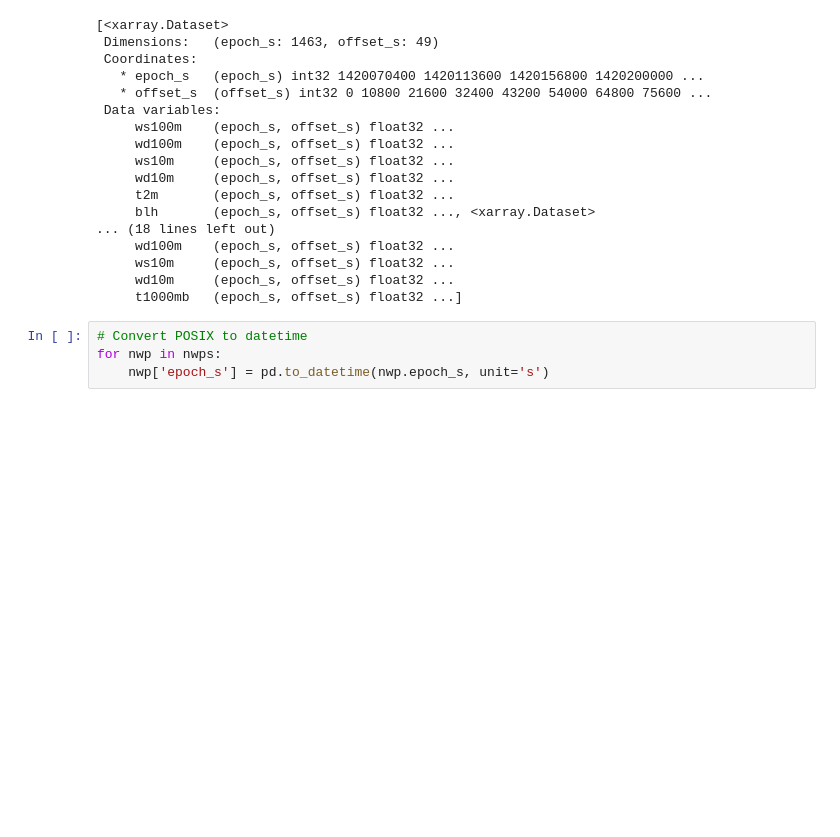
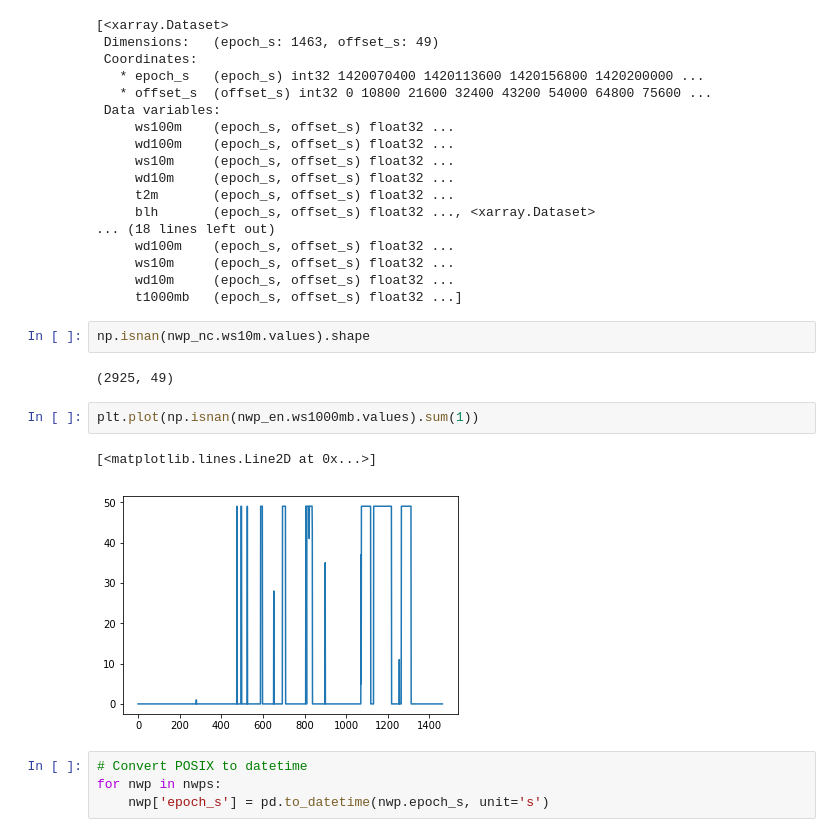
Before and after one commit to waves2weather/W2W-ML-Workshop, a Jupyter notebook: dataset2.ipynb, the cells around one changed output. Cells and saved outputs as stored; diff of their text form; blank space fills up the shorter version.

```diff
--- a/dataset2.ipynb
+++ b/dataset2.ipynb
@@ -43,6 +43,15 @@ nwps
      ws10m     (epoch_s, offset_s) float32 ...
      wd10m     (epoch_s, offset_s) float32 ...
      t1000mb   (epoch_s, offset_s) float32 ...]
+# %%
+np.isnan(nwp_nc.ws10m.values).shape
+# %% [output]
+(2925, 49)
+# %%
+plt.plot(np.isnan(nwp_en.ws1000mb.values).sum(1))
+# %% [output]
+[<matplotlib.lines.Line2D at 0x...>]
+[figure, added]
 # %%
 # Convert POSIX to datetime
 for nwp in nwps:
```
Also changed, not shown: parts of 87 cells of this notebook, 4 other files.
